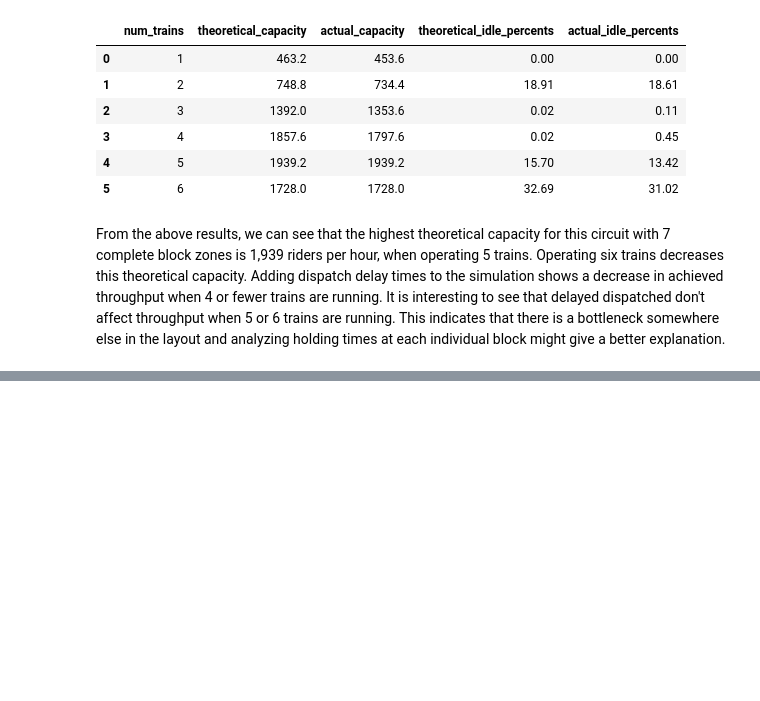
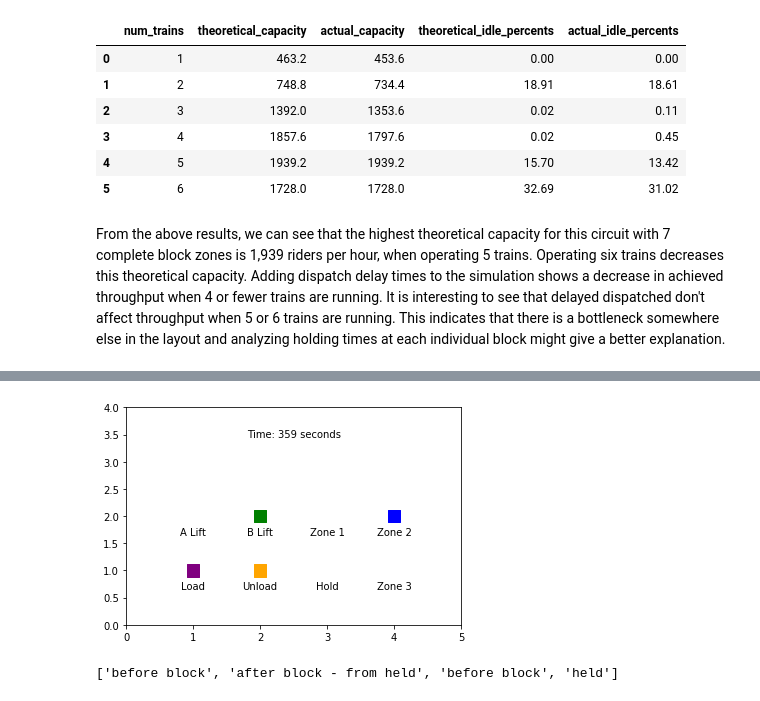
Before and after one commit to AlexBorger/block-zone-simulator, a Jupyter notebook: Code/sim_scratchpad.ipynb, the cells around one changed output, grey strips where cells are left out. Saved outputs shown, nothing was run; the diff lists cells and outputs as text; code cells hidden in the pictures; blank space fills up the shorter version.

```diff
--- a/Code/sim_scratchpad.ipynb
+++ b/Code/sim_scratchpad.ipynb
@@ -512,0 +685,79 @@ From the above results, we can see that the highest theoretical capacity for thi
+# %%
+import matplotlib.pyplot as plt
+import numpy as np
+from IPython.display import clear_output
+
+# Sample data (replace with your actual simulation data)
+num_trains = 4
+num_timesteps = 360
+train_blocks = None  # Store current block
+circuit = Circuit(blocks, num_trains=num_trains, optional_params=optional_params)
+
+# Initialize the plot
+plt.figure(figsize=(10, 6))
+plt.xlabel("Timestep")
+plt.ylabel("Block")
+plt.title("Train Movements on Track (Real-time)")
+plt.ylim(0, 4)  # Adjust y-limit based on your block range
+plt.xlim(0, 5)
+plt.ion()  # Turn on interactive mode
+
+block_locs = {
+    'Load': (1, 1),
+    'A Lift': (1, 2),
+    'B Lift': (2, 2),
+    'Zone 1': (3, 2),
+    'Zone 2': (4, 2),
+    'Zone 3': (4, 1),
+    'Hold': (3, 1),
+    'Unload': (2, 1)
+}
+
+block_txt = {block: block for block in circuit.blocks}
+
+train_color_list = [ 'green', 'blue', 'orange', 'purple', 'black']  # List of colors
+train_colors = dict()
+i = 0
+for t in circuit.trains:
+    train_colors[t] = train_color_list[i]
+    i += 1
+
+# Simulation loop
+for t in range(num_timesteps):
+    # Simulate train movement (replace with your actual logic)
+    circuit.step()
+    train_blocks = [block_locs[circuit.trains[t].current_block] for t in circuit.trains]
+    # Clear the previous plot
+    clear_output(wait=True)
+
+    # show labels for block areas
+    for b in block_locs:
+        block_x, block_y = block_locs[b]
+        plt.text(block_x, block_y - 0.2, block_txt[b], ha='center', va='top')
+    plt.text(2.5, 3.6, f'Time: {t} seconds', ha='center', va='top')
+    # Update the plot # color=train_colors[:num_trains]
+    #plt.plot([x[0] for x in train_blocks], [x[1] for x in train_blocks], marker='s', linestyle='none')
+    held_trains = [t for t in circuit.trains if circuit.trains[t].current_status == 'held' and circuit.trains[t].seconds_held_at_current_block > 0]
+    not_held_trains = [t for t in circuit.trains if t not in held_trains]
+    not_held_trains_blocks = [block_locs[circuit.trains[t].current_block] for t in not_held_trains]
+    held_trains_blocks = [block_locs[circuit.trains[t].current_block] for t in held_trains]
+    plt.scatter([x[0] for x in not_held_trains_blocks], [x[1] for x in not_held_trains_blocks],
+                c=[train_colors[t] for t in circuit.trains if t in not_held_trains], marker='s', s=150)
+    plt.scatter([x[0] for x in held_trains_blocks], [x[1] for x in held_trains_blocks],
+                c=[train_colors[t] for t in circuit.trains if t in held_trains], marker='s', s=150,
+                edgecolors='red', # Color of the square boundaries
+                linewidths=1.5)
+    plt.ylim(0, 4)  # Adjust y-limit based on your block range
+    plt.xlim(0, 5)
+    #plt.legend()  # [f"Train {i+1}" for i in range(num_trains)]
+    plt.draw()
+    plt.pause(0.01)  # Adjust pause time for animation speed
+
+plt.ioff()  # Turn off interactive mode
+plt.show()
+# %% [output]
+[figure, added]
+# %%
+[circuit.trains[t].current_status for t in circuit.trains]
+# %% [output]
+['before block', 'after block - from held', 'before block', 'held']
```
Also changed, not shown: parts of 7 cells of this notebook, 4 other files.
